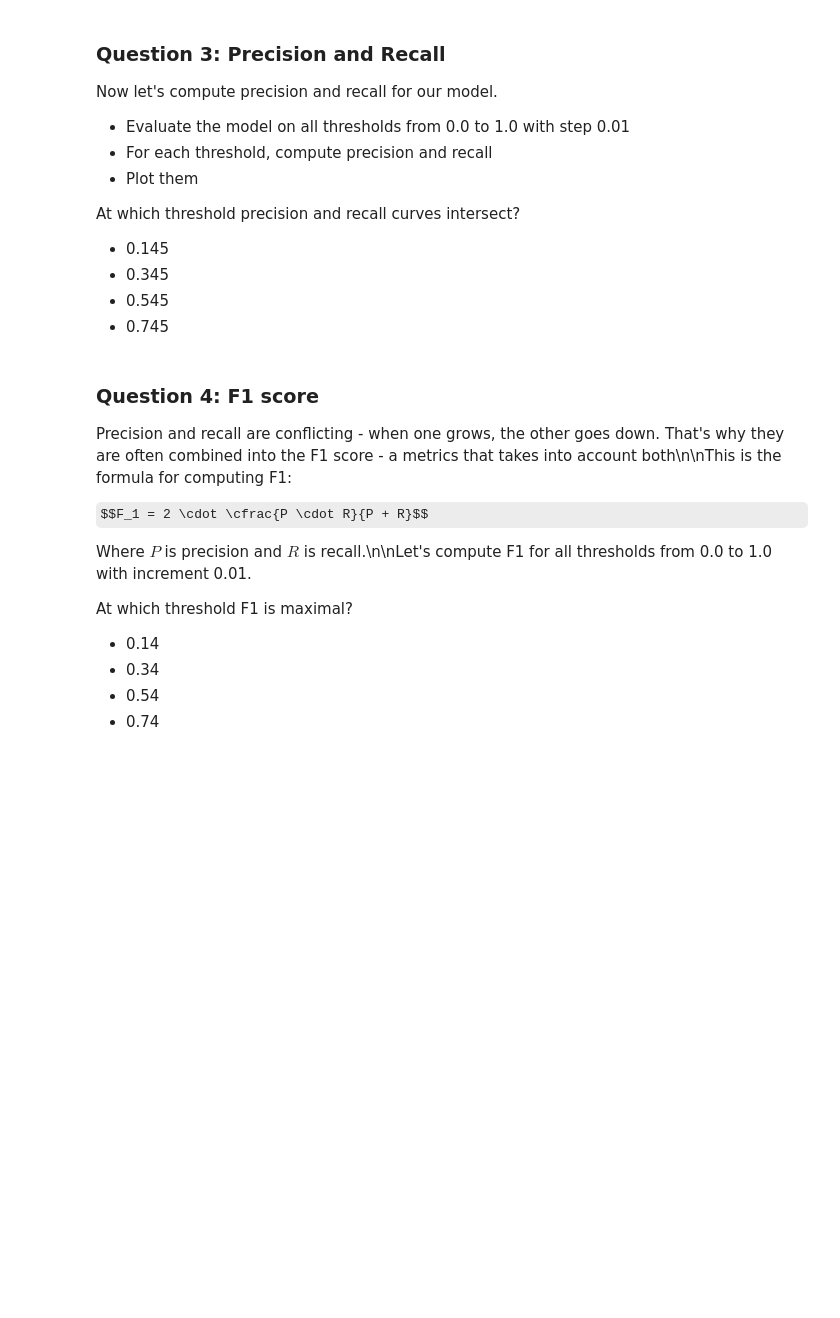
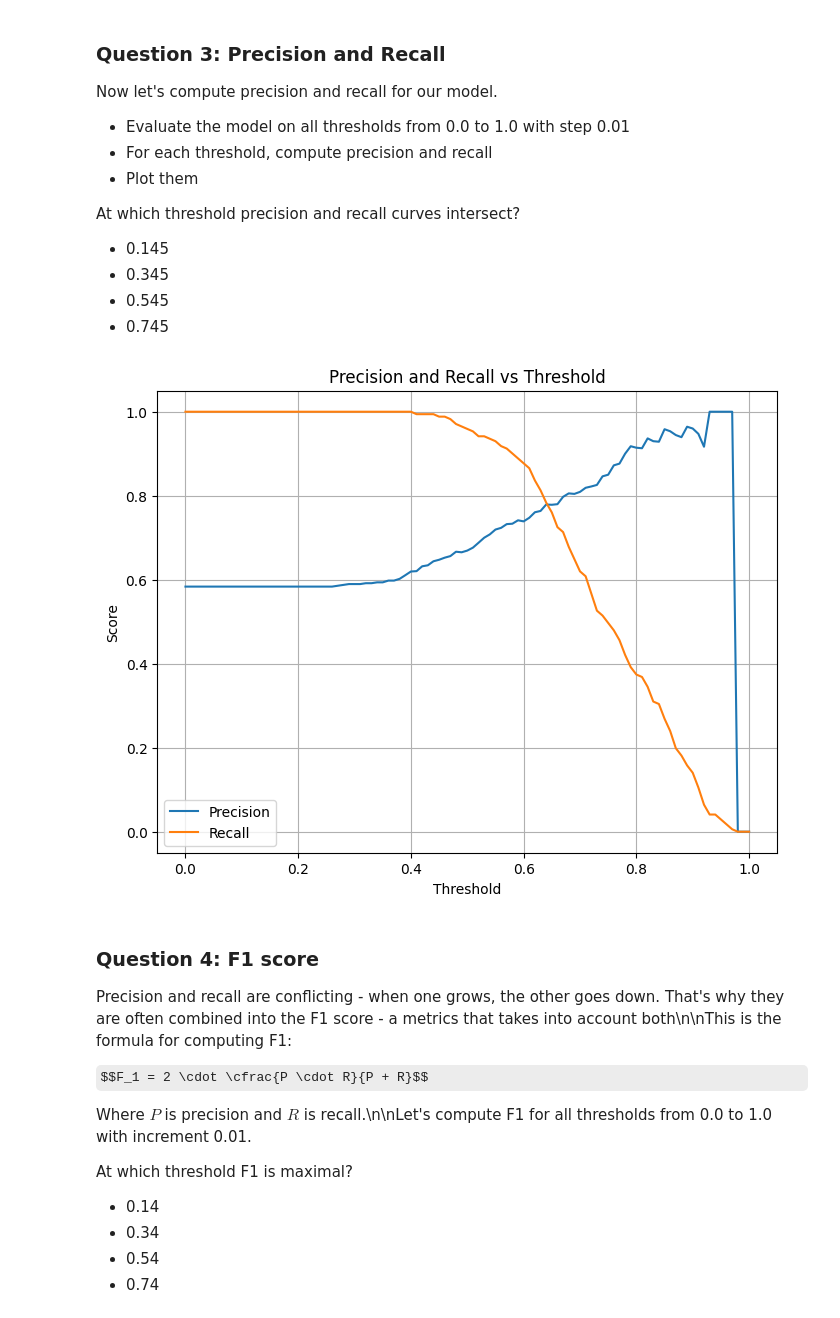
Before and after one commit to Jaguar838/ml-zoomcamp, a Jupyter notebook: HW/hw04.ipynb, the cells around one changed output. Cells and saved outputs as stored; diff of their text form; code cells hidden in the pictures; some formulas as TeX source; blank space fills up the shorter version.

```diff
--- a/HW/hw04.ipynb
+++ b/HW/hw04.ipynb
@@ -176,6 +199,32 @@ At which threshold precision and recall curves intersect?
 * 0.345
 * 0.545
 * 0.745
+# %%
+from sklearn.metrics import precision_score, recall_score
+import matplotlib.pyplot as plt
+
+thresholds = np.arange(0.0, 1.01, 0.01)
+precision_scores = []
+recall_scores = []
+
+for t in thresholds:
+    y_pred_binary = (y_pred >= t).astype(int)
+    precision = precision_score(y_val, y_pred_binary, zero_division=0)
+    recall = recall_score(y_val, y_pred_binary)
+    precision_scores.append(precision)
+    recall_scores.append(recall)
+
+plt.figure(figsize=(8, 6))
+plt.plot(thresholds, precision_scores, label='Precision')
+plt.plot(thresholds, recall_scores, label='Recall')
+plt.xlabel('Threshold')
+plt.ylabel('Score')
+plt.title('Precision and Recall vs Threshold')
+plt.legend()
+plt.grid(True)
+plt.show()
+# %% [output]
+[figure, added]
 # %% [markdown]
 ### Question 4: F1 score
 
```
Also changed, not shown: parts of 5 cells of this notebook.
